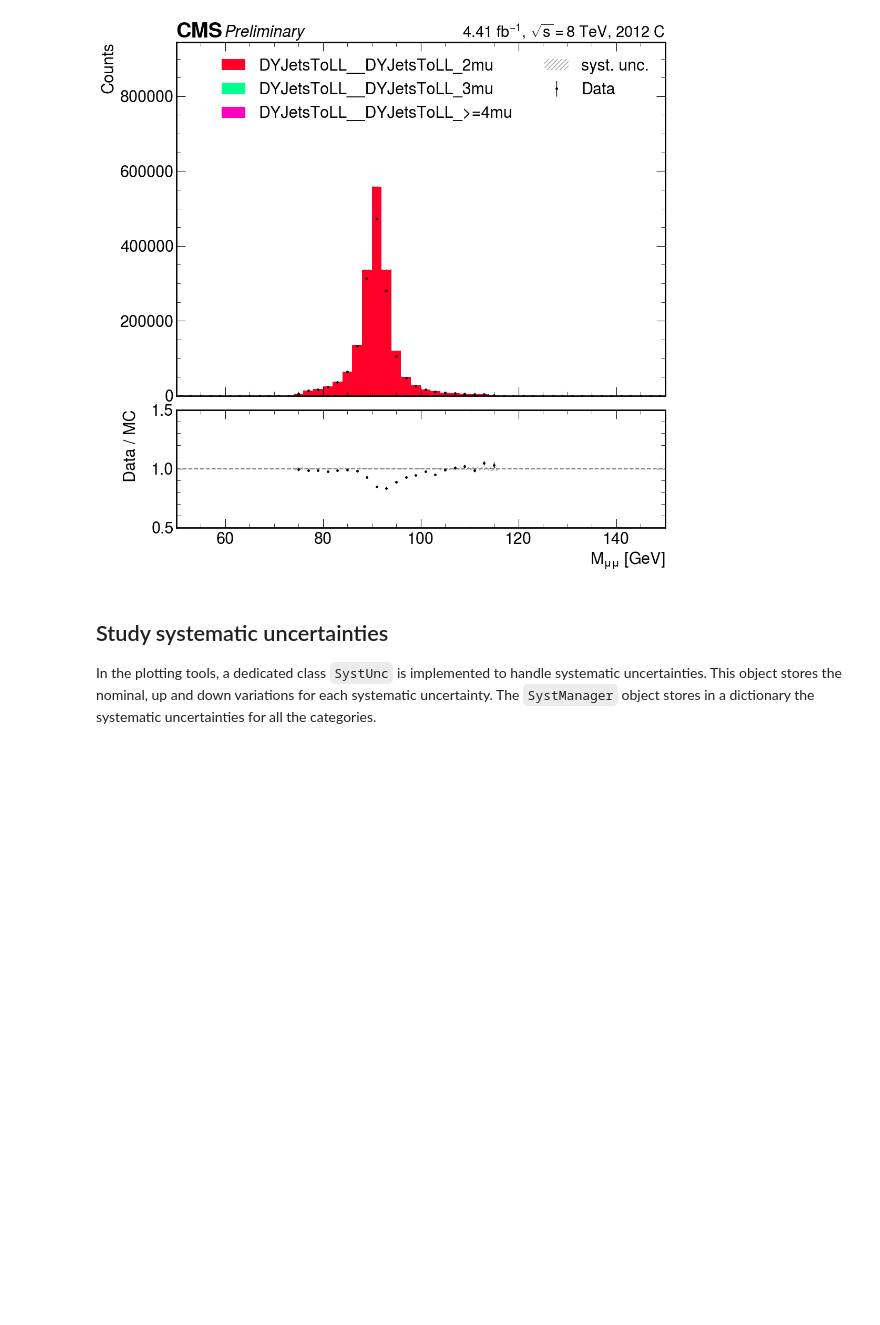
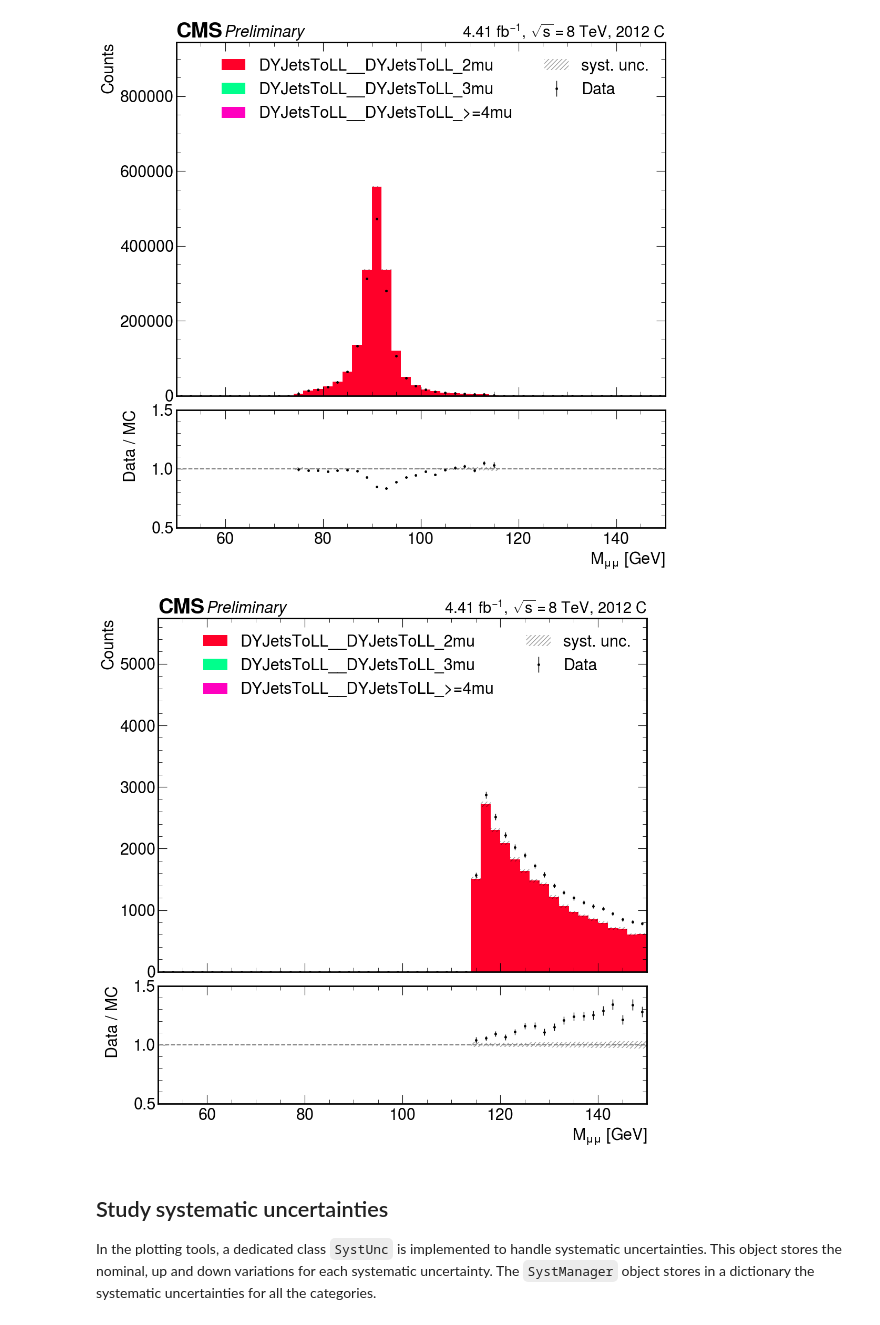
Before and after one commit to mmarchegiani/pyhep2023-pocketcoffea-tutorial, a Jupyter notebook: talk.ipynb, the cells around one changed output. Saved outputs shown, nothing was run; the diff lists cells and outputs as text; code cells hidden in the pictures; blank space fills up the shorter version.

```diff
--- a/talk.ipynb
+++ b/talk.ipynb
@@ -472,6 +476,12 @@ shape.plot_datamc("mll_75To115")
 ax.set_xlim(50, 150);
 # %% [output]
 [figure]
+# %%
+fig, (ax, rax) = shape.define_figure(ratio=True)
+shape.plot_datamc("mll_115ToInf")
+ax.set_xlim(50, 150);
+# %% [output]
+[figure, added]
 # %% [markdown]
 ## Study systematic uncertainties
 
```
Also changed, not shown: parts of 9 cells of this notebook.
